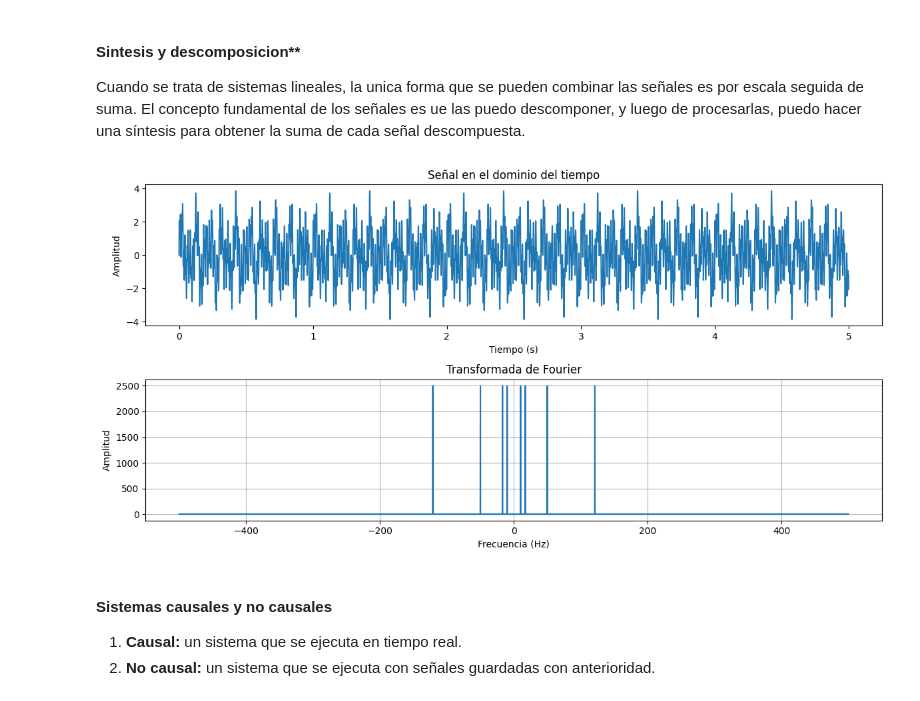
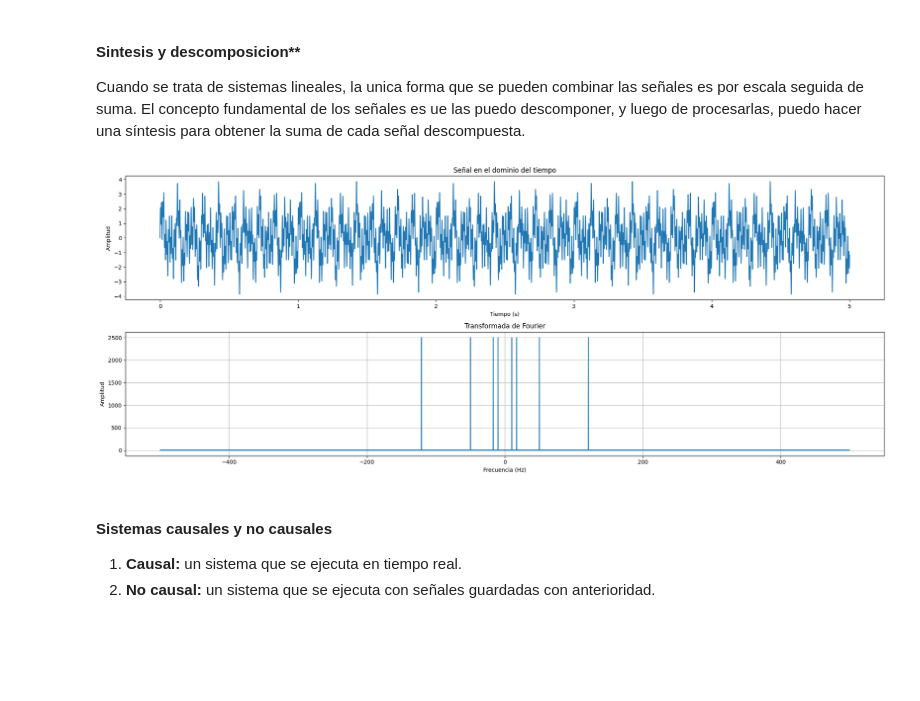
Before and after one commit to Rodolfox22/Procesamiento-de-se-ales, a Jupyter notebook: clase 4 4-4.ipynb, the cells around one changed output. Saved outputs shown, nothing was run; the diff lists cells and outputs as text; code cells hidden in the pictures; blank space fills up the shorter version.

```diff
--- a/clase 4 4-4.ipynb
+++ b/clase 4 4-4.ipynb
@@ -53,39 +53,41 @@ El concepto fundamental de los señales es ue las puedo descomponer, y luego de
 # %%
 # Crear una señal de ejemplo
 frecuencia_muestreo = 1000  # Frecuencia de muestreo en Hz
 tiempo_total = 5  # Duración total de la señal en segundos
-t = np.linspace(0, tiempo_total, tiempo_total * frecuencia_muestreo, endpoint=False)  # Eje temporal
+t = np.linspace(
+    0, tiempo_total, tiempo_total * frecuencia_muestreo, endpoint=False
+)  # Eje temporal
 frecuencia_señal = 10  # Frecuencia de la señal en Hz
 senal = np.sin(2 * np.pi * frecuencia_señal * t)  # Señal sinusoidal de frecuencia 10 Hz
 senal1 = np.sin(2 * np.pi * 50 * t)  # Señal sinusoidal de frecuencia 50 Hz
 senal2 = np.sin(2 * np.pi * 17 * t)  # Señal sinusoidal de frecuencia 17 Hz
 senal3 = np.sin(2 * np.pi * 121 * t)  # Señal sinusoidal de frecuencia 121 Hz
 
 senal = senal + senal1 + senal2 + senal3
 # Calcular la transformada de Fourier
 transformada = np.fft.fft(senal)
-frecuencias = np.fft.fftfreq(len(transformada), d=1/frecuencia_muestreo)
+frecuencias = np.fft.fftfreq(len(transformada), d=1 / frecuencia_muestreo)
 
 # Graficar la señal en el dominio del tiempo
-plt.figure(figsize=(12, 6))
+plt.figure(figsize=(20, 8))
 plt.subplot(2, 1, 1)
 plt.plot(t, senal)
-plt.title('Señal en el dominio del tiempo')
-plt.xlabel('Tiempo (s)')
-plt.ylabel('Amplitud')
+plt.title("Señal en el dominio del tiempo")
+plt.xlabel("Tiempo (s)")
+plt.ylabel("Amplitud")
 
 # Graficar la transformada de Fourier
 plt.subplot(2, 1, 2)
 plt.plot(frecuencias, np.abs(transformada))
-plt.title('Transformada de Fourier')
-plt.xlabel('Frecuencia (Hz)')
-plt.ylabel('Amplitud')
+plt.title("Transformada de Fourier")
+plt.xlabel("Frecuencia (Hz)")
+plt.ylabel("Amplitud")
 plt.grid(True)
 
 plt.tight_layout()
 plt.show()
 # %% [output]
-[figure, old version]
+[figure, new version]
 # %% [markdown]
 #### Sistemas causales y no causales
 1. **Causal:** un sistema que se ejecuta en tiempo real.
```
Also changed, not shown: parts of 1 cell of this notebook, 15 other files.
